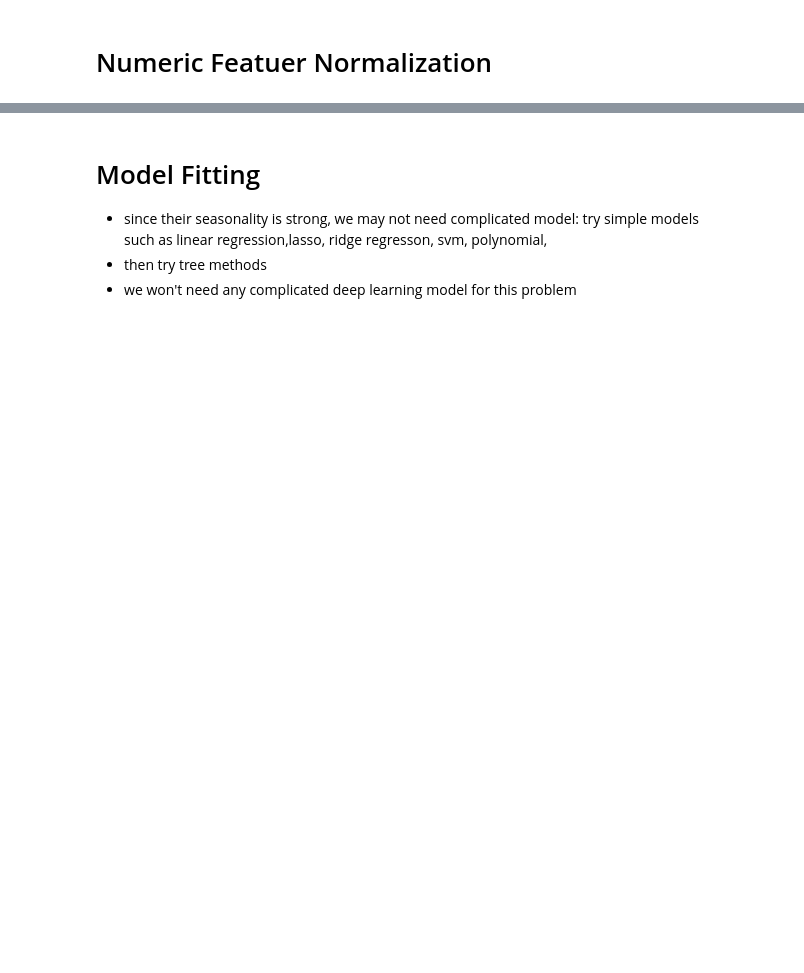
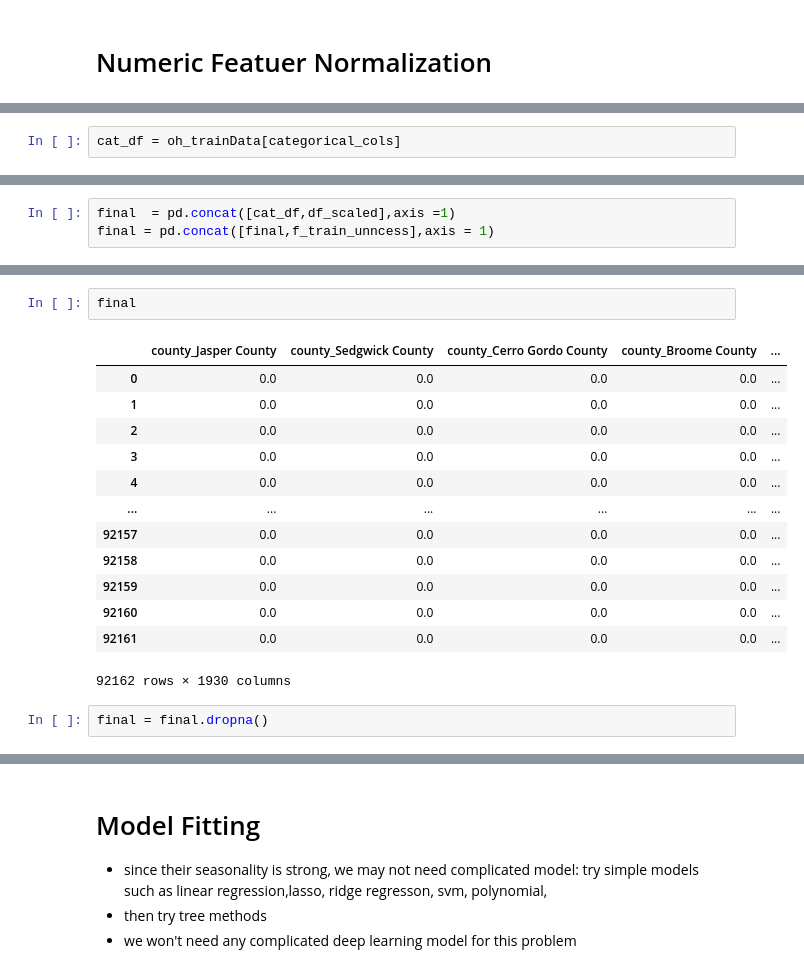
Before and after one commit to Joheun-Kang/microb, a Jupyter notebook: notebook/microb.ipynb, the cells around one changed output, grey strips where cells are left out. Cells and saved outputs as stored; diff of their text form; blank space fills up the shorter version.

```diff
--- a/notebook/microb.ipynb
+++ b/notebook/microb.ipynb
@@ -777,0 +847,2 @@ X_3.head()
+# %%
+cat_df = oh_trainData[categorical_cols]
@@ -777,0 +875,3 @@ X_3.head()
+# %%
+final  = pd.concat([cat_df,df_scaled],axis =1)
+final = pd.concat([final,f_train_unncess],axis = 1)
@@ -777,0 +882,18 @@ X_3.head()
+# %%
+final
+# %% [output]
+|  | county_Jasper County | county_Sedgwick County | county_Cerro Gordo County | county_Broome County | ... |
+| 0 | 0.0 | 0.0 | 0.0 | 0.0 | ... |
+| 1 | 0.0 | 0.0 | 0.0 | 0.0 | ... |
+| 2 | 0.0 | 0.0 | 0.0 | 0.0 | ... |
+| 3 | 0.0 | 0.0 | 0.0 | 0.0 | ... |
+| 4 | 0.0 | 0.0 | 0.0 | 0.0 | ... |
+| ... | ... | ... | ... | ... | ... |
+| 92157 | 0.0 | 0.0 | 0.0 | 0.0 | ... |
+| 92158 | 0.0 | 0.0 | 0.0 | 0.0 | ... |
+| 92159 | 0.0 | 0.0 | 0.0 | 0.0 | ... |
+| 92160 | 0.0 | 0.0 | 0.0 | 0.0 | ... |
+| 92161 | 0.0 | 0.0 | 0.0 | 0.0 | ... |
+92162 rows × 1930 columns
+# %%
+final = final.dropna()
```
Also changed, not shown: parts of 45 cells of this notebook.
